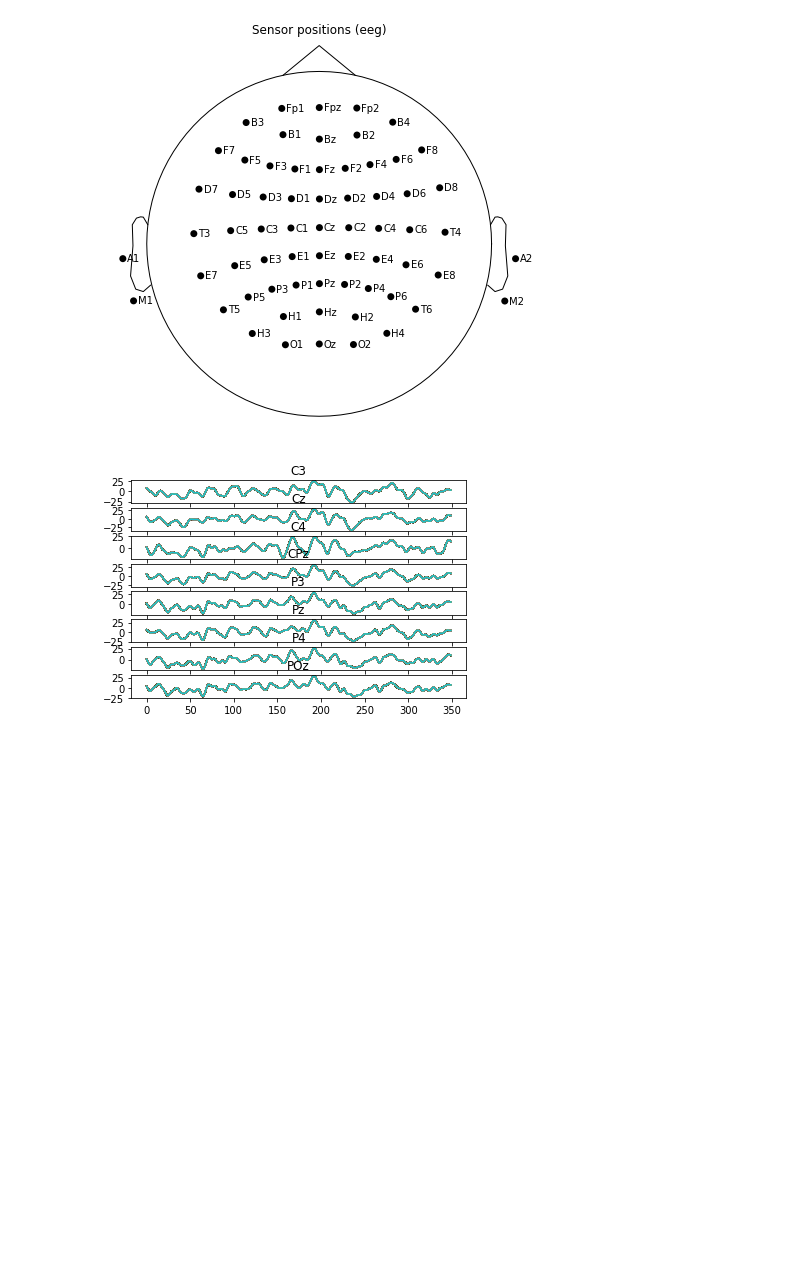
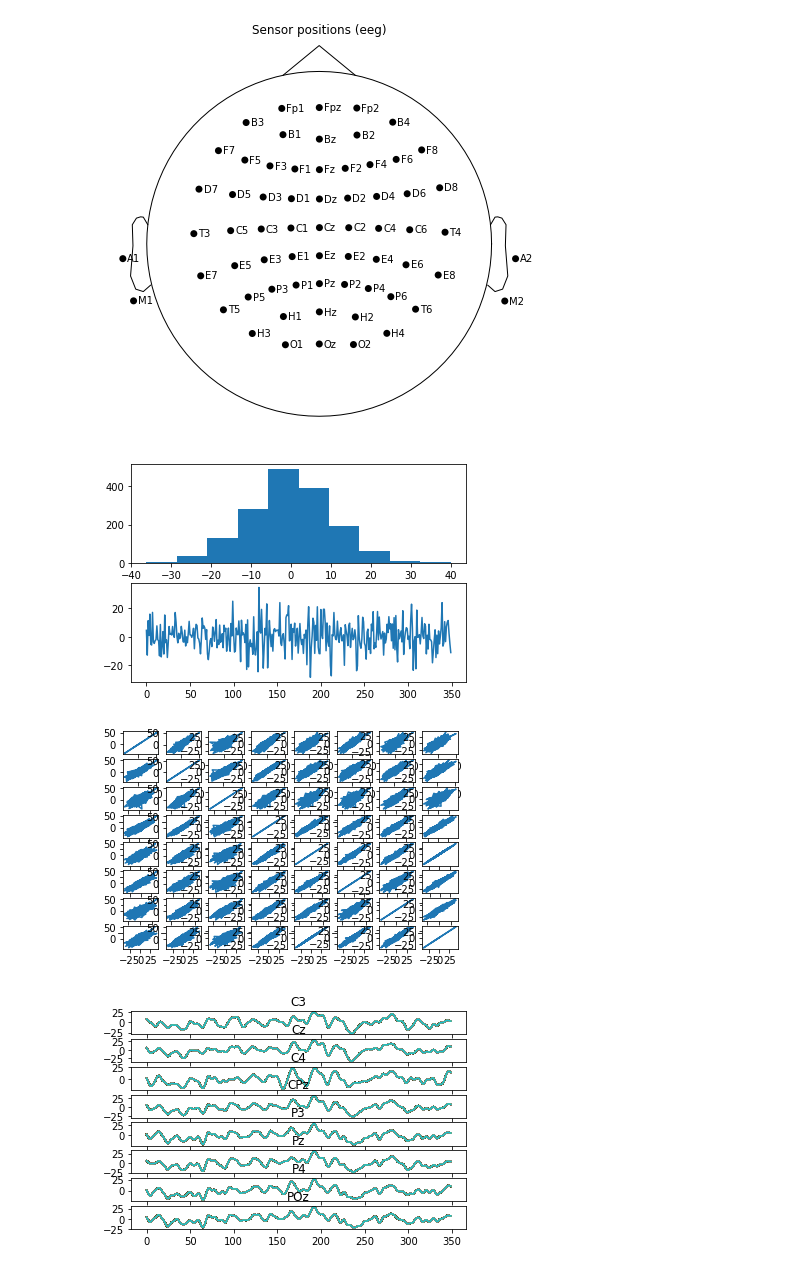
Before and after one commit to dpostolovski/eeg_is, a Jupyter notebook: IS_project.ipynb, the cells around one changed output. Saved outputs shown, nothing was run; the diff lists cells and outputs as text; code cells hidden in the pictures; blank space fills up the shorter version.

Commit message:
Histogram and dependencies

```diff
--- a/IS_project.ipynb
+++ b/IS_project.ipynb
@@ -93,6 +93,26 @@ Creating RawArray with float64 data, n_channels=65, n_times=1
     Range : 0 ... 0 =      0.000 ...     0.000 secs
 Ready.
 [figure]
+# %%
+#@title Histogram и зависности помеѓу 8те канали
+from scipy import io
+import matplotlib.pyplot as plt
+t = io.loadmat('drive/My Drive/Интелигентни Системи/Data/SBJ01/S01-Train/trainData.mat')['trainData']
+t[0].shape
+
+fig, axs = plt.subplots(2)
+# plot histogram
+axs[0].hist(t[0][3])
+axs[1].plot(range(0,350), t[0][2][0:350])
+
+k = 0
+fig, axs = plt.subplots(8,8)
+for i in range(8):
+  for y in range(8):
+    axs[i,y].plot(t[i][0], t[y][0])
+# %% [output]
+[figure, added]
+[figure, added]
 # %%
 #@title Визуелизација на EEG сигналите во рамки на еден настан (првиот настан).
 fig, axs = plt.subplots(8)
```
